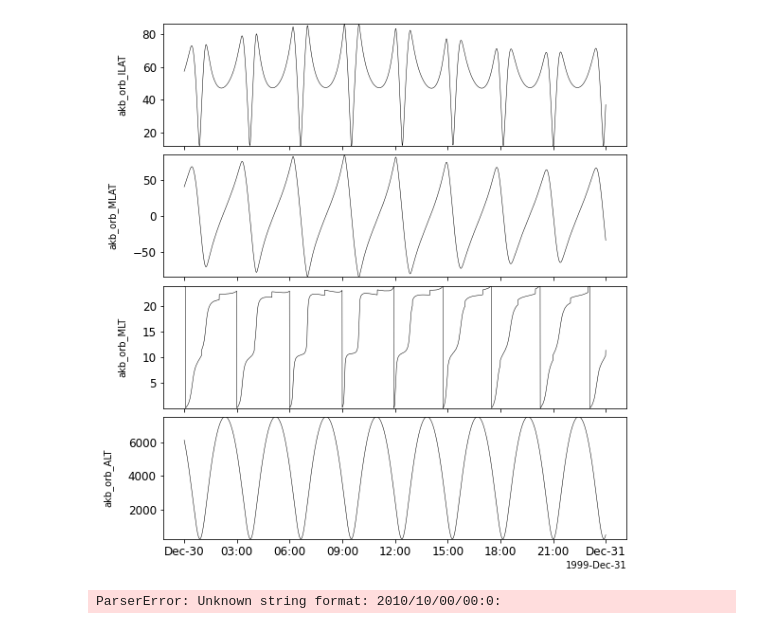
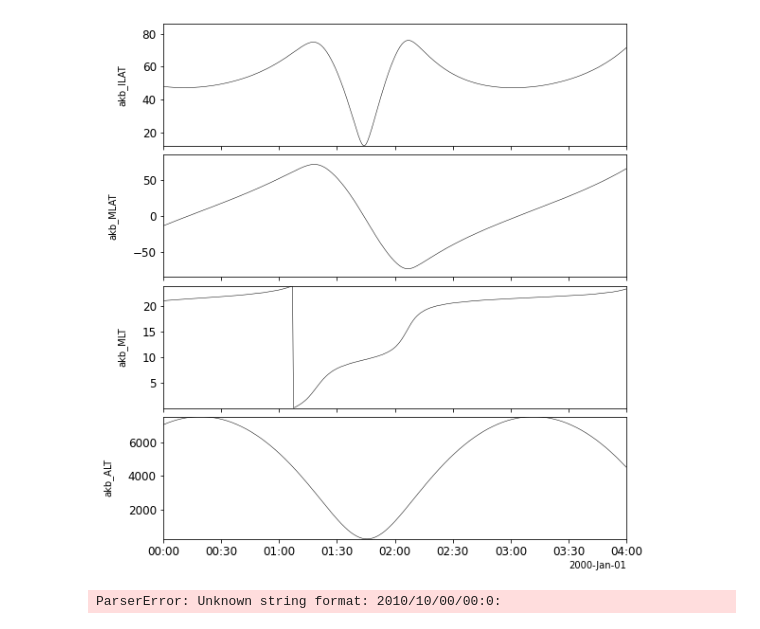
Before and after one commit to shuji-onosawa/Akebono_analysis_old, a Jupyter notebook: VLF_mca/memo.ipynb, the cells around one changed output. Drawn from its saved outputs; the diff is of its cells as text; code cells hidden in the pictures.

```diff
--- a/VLF_mca/memo.ipynb
+++ b/VLF_mca/memo.ipynb
@@ -57,7 +86,8 @@ pytplot.tplot_names()
-# %%
-pytplot.tplot(['akb_orb_ILAT', 'akb_orb_MLAT', 'akb_orb_MLT', 'akb_orb_ALT'])
-# %% [output]
-[figure, removed]
+# %%
+pytplot.tlimit(['2000-01-01 00:00:00', '2000-01-01 04:00:00'])
+pytplot.tplot(['akb_ILAT', 'akb_MLAT', 'akb_MLT', 'akb_ALT'])
+# %% [output]
+[figure, added]
 # %%
 import Akebono_orb_load
 
```
Also changed, not shown: parts of 7 cells of this notebook, 6 other files.
